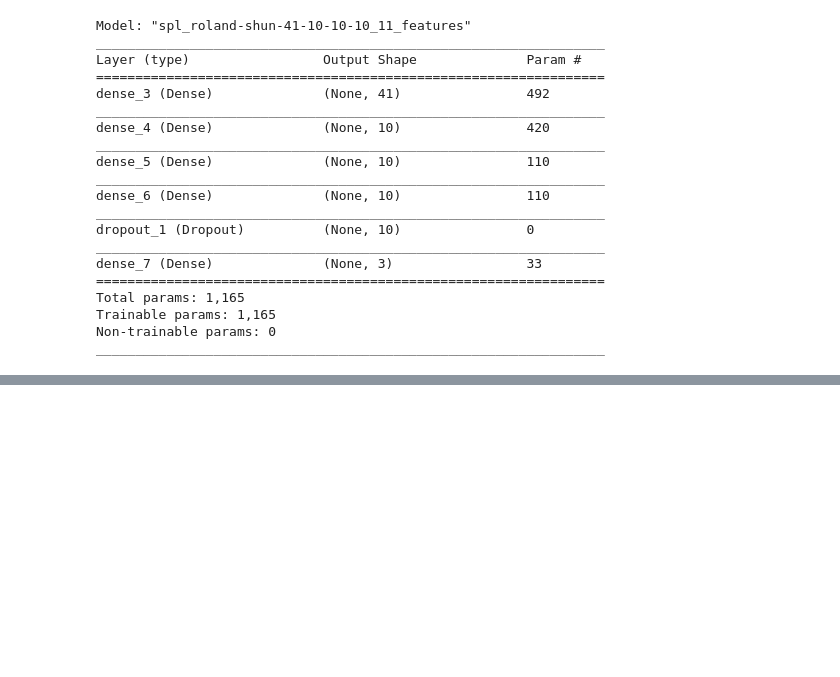
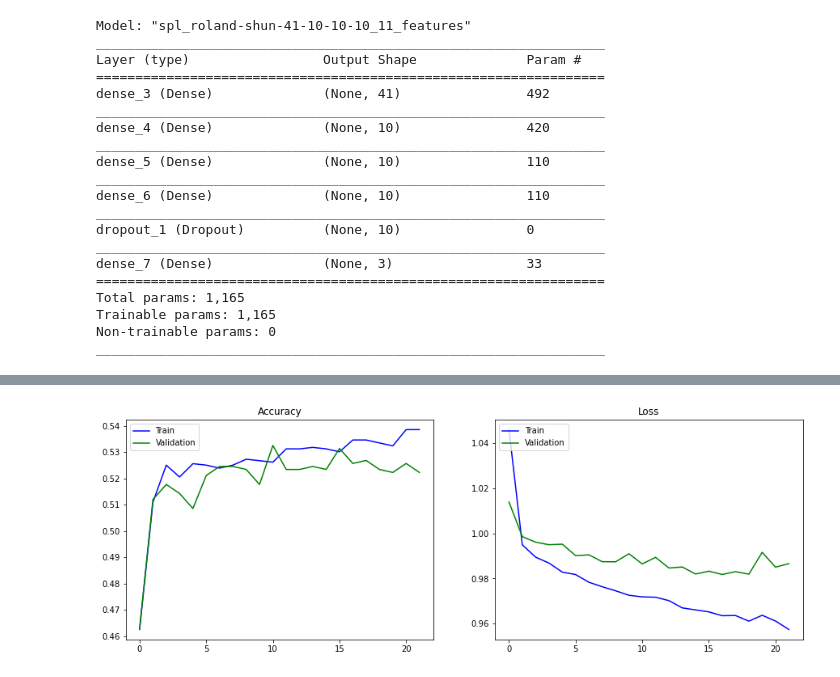
Before and after one commit to AvidahRai/rs_ML_NN_Football_results_Classification, a Jupyter notebook: 3. Neural Networks - Optimisation.ipynb, the cells around one changed output, grey strips where cells are left out. Drawn from its saved outputs; the diff is of its cells as text; code cells hidden in the pictures; blank space fills up the shorter version.

```diff
--- a/3. Neural Networks - Optimisation.ipynb
+++ b/3. Neural Networks - Optimisation.ipynb
@@ -277,0 +329,18 @@ spl_best_model.save( save_path )
+# %%
+spl_best_model = buildNN( "spl_roland-shun-41-10-10-10_11_features_reduce_lr", X_train_spl, [41,10,10,10], 0 )
+
+reduce_lr = tf.keras.callbacks.ReduceLROnPlateau(
+    monitor='val_loss', factor=0.1, verbose=0,
+    mode='auto', min_delta=0.0001, cooldown=0, min_lr=0.00001
+)
+earlyStopping = tf.keras.callbacks.EarlyStopping(monitor='val_loss', patience=5, verbose=1 )
+
+spl_training = spl_best_model.fit(
+    X_train_spl,
+    y_train_spl,
+    batch_size = 32,
+    epochs = 500,
+    validation_data = (X_test_spl, y_test_spl),
+    callbacks = [ earlyStopping, reduce_lr ],
+    verbose = 2
+)
@@ -277,0 +365,4 @@ spl_best_model.save( save_path )
+# %%
+plot_training_history(spl_training)
+# %% [output]
+[figure, added]
```
Also changed, not shown: parts of 18 cells of this notebook, 7 other files.
